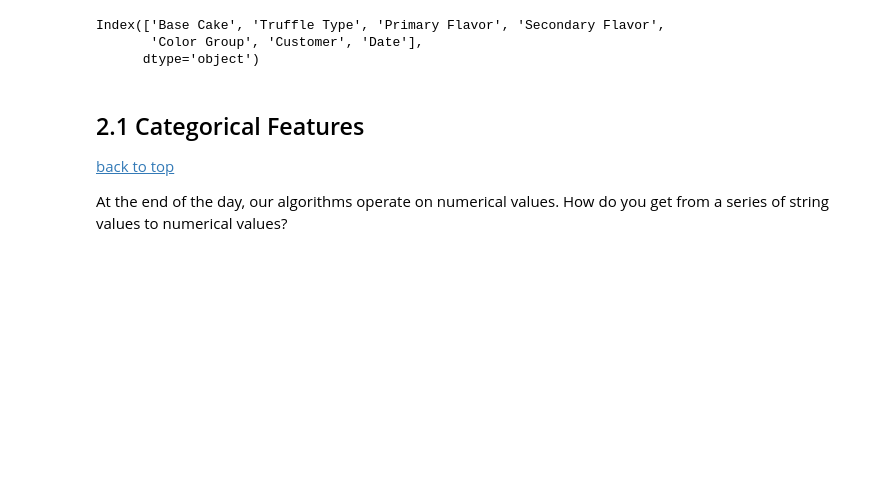
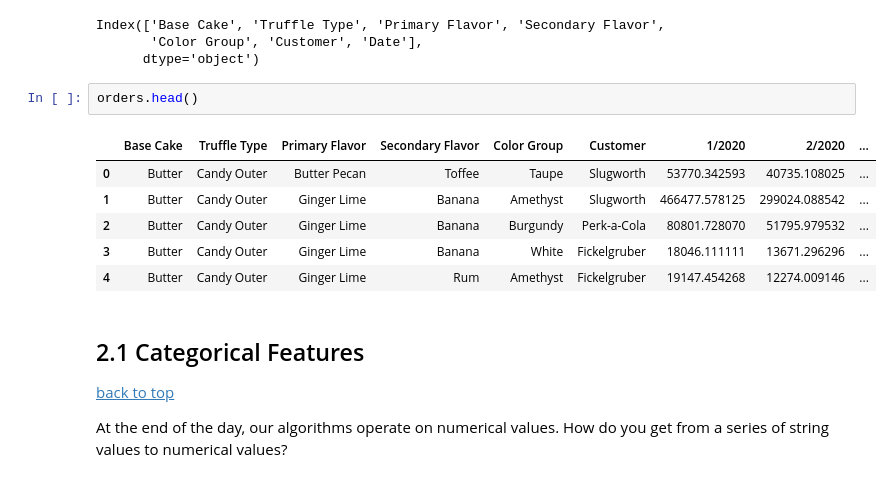
Before and after one commit to wesleybeckner/technology_fundamentals, a Jupyter notebook: C3 Machine Learning I/Tech Fun C3 S1 Feature Engineering.ipynb, the cells around one changed output. Cells and saved outputs as stored; diff of their text form; blank space fills up the shorter version.

```diff
--- a/C3 Machine Learning I/Tech Fun C3 S1 Feature Engineering.ipynb
+++ b/C3 Machine Learning I/Tech Fun C3 S1 Feature Engineering.ipynb
@@ -113,6 +113,15 @@ dfcat
 Index(['Base Cake', 'Truffle Type', 'Primary Flavor', 'Secondary Flavor',
        'Color Group', 'Customer', 'Date'],
       dtype='object')
+# %%
+orders.head()
+# %% [output]
+|  | Base Cake | Truffle Type | Primary Flavor | Secondary Flavor | Color Group | Customer | 1/2020 | 2/2020 | ... |
+| 0 | Butter | Candy Outer | Butter Pecan | Toffee | Taupe | Slugworth | 53770.342593 | 40735.108025 | ... |
+| 1 | Butter | Candy Outer | Ginger Lime | Banana | Amethyst | Slugworth | 466477.578125 | 299024.088542 | ... |
+| 2 | Butter | Candy Outer | Ginger Lime | Banana | Burgundy | Perk-a-Cola | 80801.728070 | 51795.979532 | ... |
+| 3 | Butter | Candy Outer | Ginger Lime | Banana | White | Fickelgruber | 18046.111111 | 13671.296296 | ... |
+| 4 | Butter | Candy Outer | Ginger Lime | Rum | Amethyst | Fickelgruber | 19147.454268 | 12274.009146 | ... |
 # %% [markdown]
 <a name='2.1'></a>
 
```
Also changed, not shown: parts of 18 cells of this notebook.
